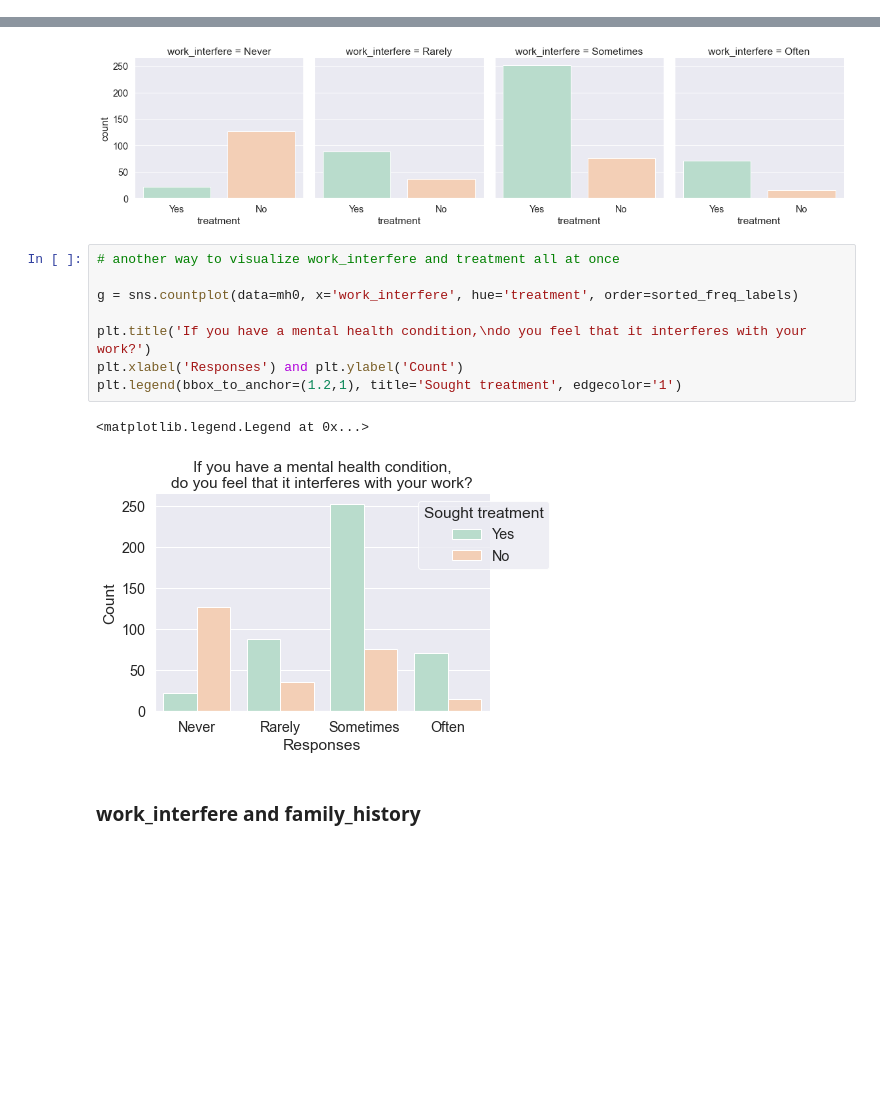
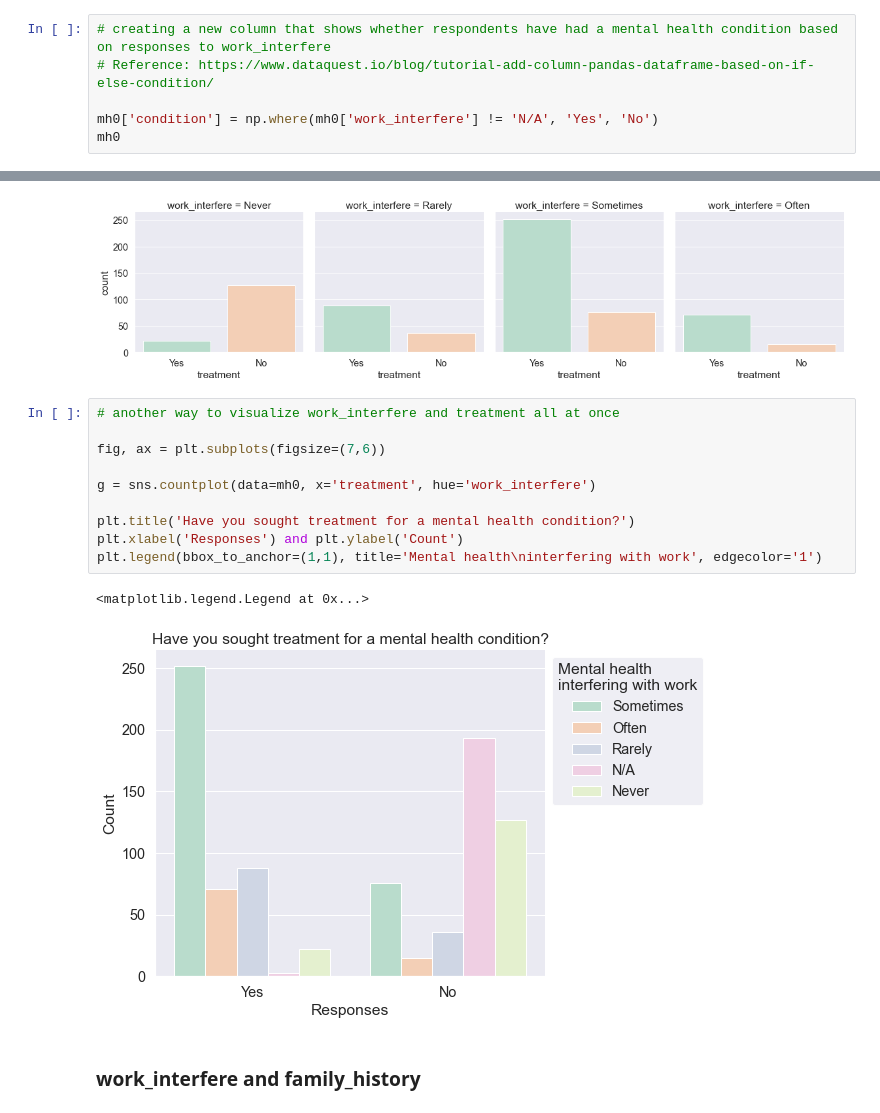
Before and after one commit to cltomiyama/MentalHealthSurvey_analysis, a Jupyter notebook: analysis/gale/analysis_notebook_gc.ipynb, the cells around one changed output, grey strips where cells are left out. Drawn from its saved outputs; the diff is of its cells as text; blank space fills up the shorter version.

```diff
--- a/analysis/gale/analysis_notebook_gc.ipynb
+++ b/analysis/gale/analysis_notebook_gc.ipynb
@@ -120,0 +118,6 @@ fam_hist
+# %%
+# creating a new column that shows whether respondents have had a mental health condition based on responses to work_interfere
+# Reference: https://www.dataquest.io/blog/tutorial-add-column-pandas-dataframe-based-on-if-else-condition/
+
+mh0['condition'] = np.where(mh0['work_interfere'] != 'N/A', 'Yes', 'No')
+mh0
@@ -201,14 +274,16 @@ g = sns.catplot(x="treatment", col="work_interfere", col_wrap=4,
 # %%
 # another way to visualize work_interfere and treatment all at once
 
-g = sns.countplot(data=mh0, x='work_interfere', hue='treatment', order=sorted_freq_labels)
+fig, ax = plt.subplots(figsize=(7,6))
 
-plt.title('If you have a mental health condition,\ndo you feel that it interferes with your work?')
+g = sns.countplot(data=mh0, x='treatment', hue='work_interfere')
+
+plt.title('Have you sought treatment for a mental health condition?')
 plt.xlabel('Responses') and plt.ylabel('Count')
-plt.legend(bbox_to_anchor=(1.2,1), title='Sought treatment', edgecolor='1')
+plt.legend(bbox_to_anchor=(1,1), title='Mental health\ninterfering with work', edgecolor='1')
 # %% [output]
 <matplotlib.legend.Legend at 0x...>
-[figure, old version]
+[figure, new version]
 # %% [markdown]
 ### work_interfere and family_history
 # %%
```
Also changed, not shown: parts of 28 cells of this notebook.
